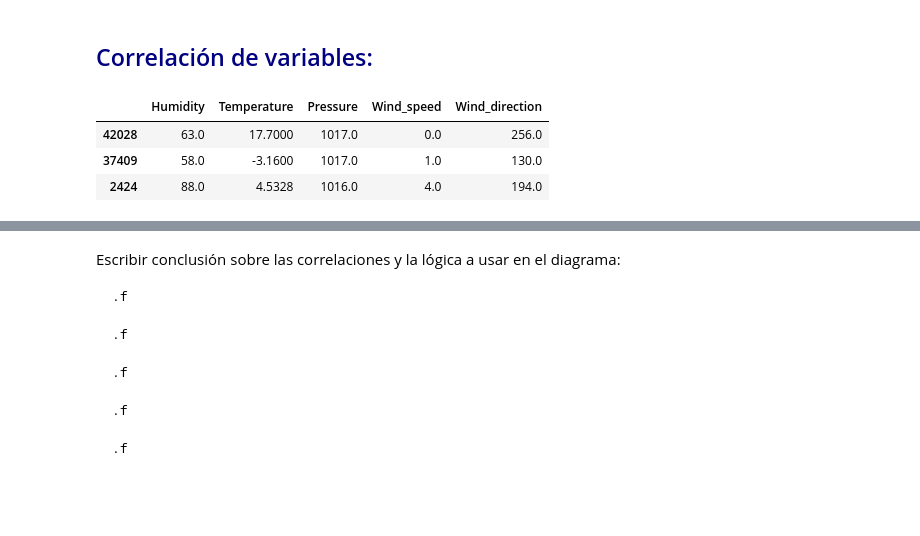
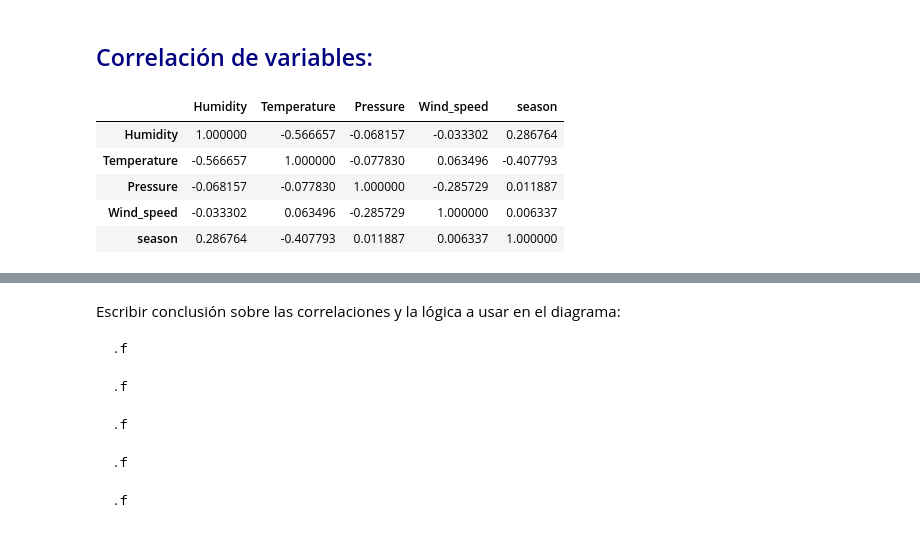
Before and after one commit to PintorOD1997/ProyectoConjunto_LandaverdeI_PintorD, a Jupyter notebook: ProyectoModulo1_OchoaD_MercadoI.ipynb, the cells around one changed output, grey strips where cells are left out. Saved outputs shown, nothing was run; the diff lists cells and outputs as text; code cells hidden in the pictures; blank space fills up the shorter version.

```diff
--- a/ProyectoModulo1_OchoaD_MercadoI.ipynb
+++ b/ProyectoModulo1_OchoaD_MercadoI.ipynb
@@ -471,16 +532,18 @@ def kde_statsmodels_m(x, x_grid, bandwidth=0.2, **kwargs):
 ## <font color='navy'> Correlación de variables:
 # %%
 #Crear data frame de variables cuantitativas para Seattle:
-tabla = pd.DataFrame(columns=['Humidity','Temperature','Pressure',"Wind_speed","Wind_direction"], dtype='float')
+tabla = pd.DataFrame(columns=['Humidity','Temperature','Pressure',"Wind_speed"], dtype='float')
 tabla["Humidity"]=humedad
 tabla["Temperature"]=temper
 tabla["Pressure"]=presion
 tabla["Wind_speed"]=wind_speed
-tabla["Wind_direction"]=wind_dir
-
-tabla.sample(3)
+#tabla.sample(3)
+#Método de correlación de Pearson:
+dataframe.corr(method="pearson")
 # %% [output]
-|  | Humidity | Temperature | Pressure | Wind_speed | Wind_direction |
-| 42028 | 63.0 | 17.7000 | 1017.0 | 0.0 | 256.0 |
-| 37409 | 58.0 | -3.1600 | 1017.0 | 1.0 | 130.0 |
-| 2424 | 88.0 | 4.5328 | 1016.0 | 4.0 | 194.0 |
+|  | Humidity | Temperature | Pressure | Wind_speed | season |
+| Humidity | 1.000000 | -0.566657 | -0.068157 | -0.033302 | 0.286764 |
+| Temperature | -0.566657 | 1.000000 | -0.077830 | 0.063496 | -0.407793 |
+| Pressure | -0.068157 | -0.077830 | 1.000000 | -0.285729 | 0.011887 |
+| Wind_speed | -0.033302 | 0.063496 | -0.285729 | 1.000000 | 0.006337 |
+| season | 0.286764 | -0.407793 | 0.011887 | 0.006337 | 1.000000 |
```
Also changed, not shown: parts of 20 cells of this notebook.
